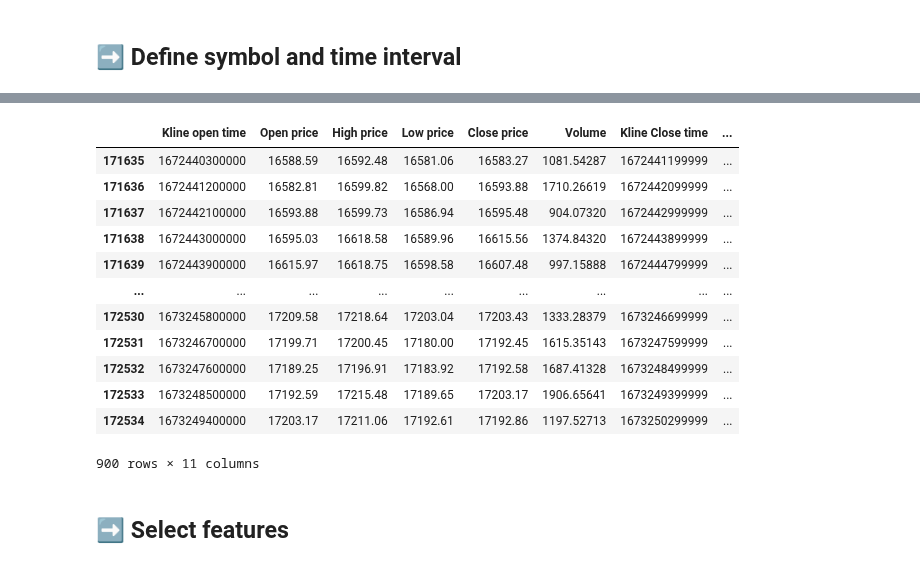
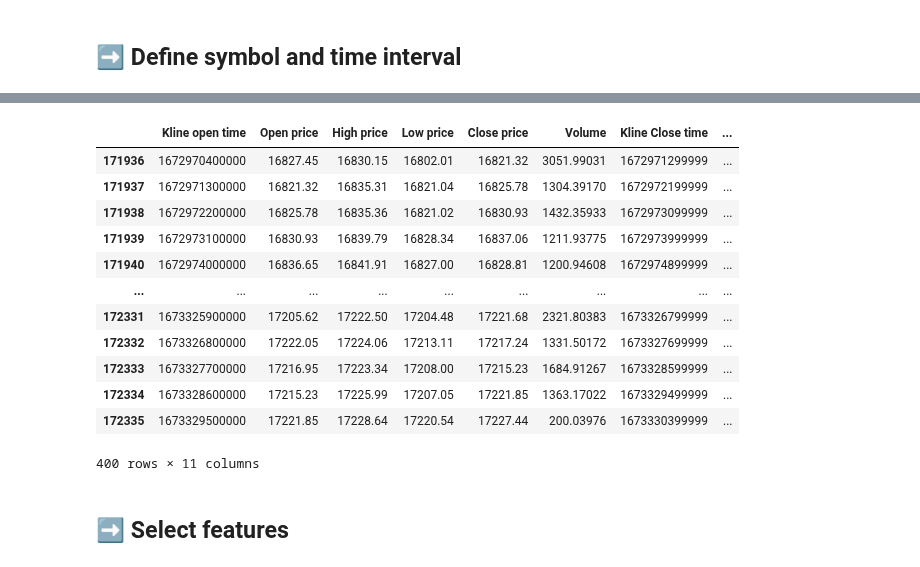
Before and after one commit to nhatruong1009/CryptoPrediction, a Jupyter notebook: src/model/predict_price.ipynb, the cells around one changed output, grey strips where cells are left out. Cells and saved outputs as stored; diff of their text form; code cells hidden in the pictures.

```diff
--- a/src/model/predict_price.ipynb
+++ b/src/model/predict_price.ipynb
@@ -26,21 +26,21 @@ PERIOD = "15m"
 # %%
-pd_df = pd.read_csv(f"../../datastore/price/{symbol}_{PERIOD}.csv")
-pd_df = pd_df.iloc[-900:]
+pd_df = pd.read_csv(f"../../datastore/processed/{symbol}_{PERIOD}.csv")
+pd_df = pd_df.iloc[-400:]
 pd_df
 # %% [output]
 |  | Kline open time | Open price | High price | Low price | Close price | Volume | Kline Close time | ... |
-| 171635 | 1672440300000 | 16588.59 | 16592.48 | 16581.06 | 16583.27 | 1081.54287 | 1672441199999 | ... |
-| 171636 | 1672441200000 | 16582.81 | 16599.82 | 16568.00 | 16593.88 | 1710.26619 | 1672442099999 | ... |
-| 171637 | 1672442100000 | 16593.88 | 16599.73 | 16586.94 | 16595.48 | 904.07320 | 1672442999999 | ... |
-| 171638 | 1672443000000 | 16595.03 | 16618.58 | 16589.96 | 16615.56 | 1374.84320 | 1672443899999 | ... |
-| 171639 | 1672443900000 | 16615.97 | 16618.75 | 16598.58 | 16607.48 | 997.15888 | 1672444799999 | ... |
+| 171936 | 1672970400000 | 16827.45 | 16830.15 | 16802.01 | 16821.32 | 3051.99031 | 1672971299999 | ... |
+| 171937 | 1672971300000 | 16821.32 | 16835.31 | 16821.04 | 16825.78 | 1304.39170 | 1672972199999 | ... |
+| 171938 | 1672972200000 | 16825.78 | 16835.36 | 16821.02 | 16830.93 | 1432.35933 | 1672973099999 | ... |
+| 171939 | 1672973100000 | 16830.93 | 16839.79 | 16828.34 | 16837.06 | 1211.93775 | 1672973999999 | ... |
+| 171940 | 1672974000000 | 16836.65 | 16841.91 | 16827.00 | 16828.81 | 1200.94608 | 1672974899999 | ... |
 | ... | ... | ... | ... | ... | ... | ... | ... | ... |
-| 172530 | 1673245800000 | 17209.58 | 17218.64 | 17203.04 | 17203.43 | 1333.28379 | 1673246699999 | ... |
-| 172531 | 1673246700000 | 17199.71 | 17200.45 | 17180.00 | 17192.45 | 1615.35143 | 1673247599999 | ... |
-| 172532 | 1673247600000 | 17189.25 | 17196.91 | 17183.92 | 17192.58 | 1687.41328 | 1673248499999 | ... |
-| 172533 | 1673248500000 | 17192.59 | 17215.48 | 17189.65 | 17203.17 | 1906.65641 | 1673249399999 | ... |
-| 172534 | 1673249400000 | 17203.17 | 17211.06 | 17192.61 | 17192.86 | 1197.52713 | 1673250299999 | ... |
+| 172331 | 1673325900000 | 17205.62 | 17222.50 | 17204.48 | 17221.68 | 2321.80383 | 1673326799999 | ... |
+| 172332 | 1673326800000 | 17222.05 | 17224.06 | 17213.11 | 17217.24 | 1331.50172 | 1673327699999 | ... |
+| 172333 | 1673327700000 | 17216.95 | 17223.34 | 17208.00 | 17215.23 | 1684.91267 | 1673328599999 | ... |
+| 172334 | 1673328600000 | 17215.23 | 17225.99 | 17207.05 | 17221.85 | 1363.17022 | 1673329499999 | ... |
+| 172335 | 1673329500000 | 17221.85 | 17228.64 | 17220.54 | 17227.44 | 200.03976 | 1673330399999 | ... |
-900 rows × 11 columns
+400 rows × 11 columns
 # %% [markdown]
 ## ➡️ Select features
 # %% [markdown]
```
Also changed, not shown: parts of 39 cells of this notebook, 14 other files.
